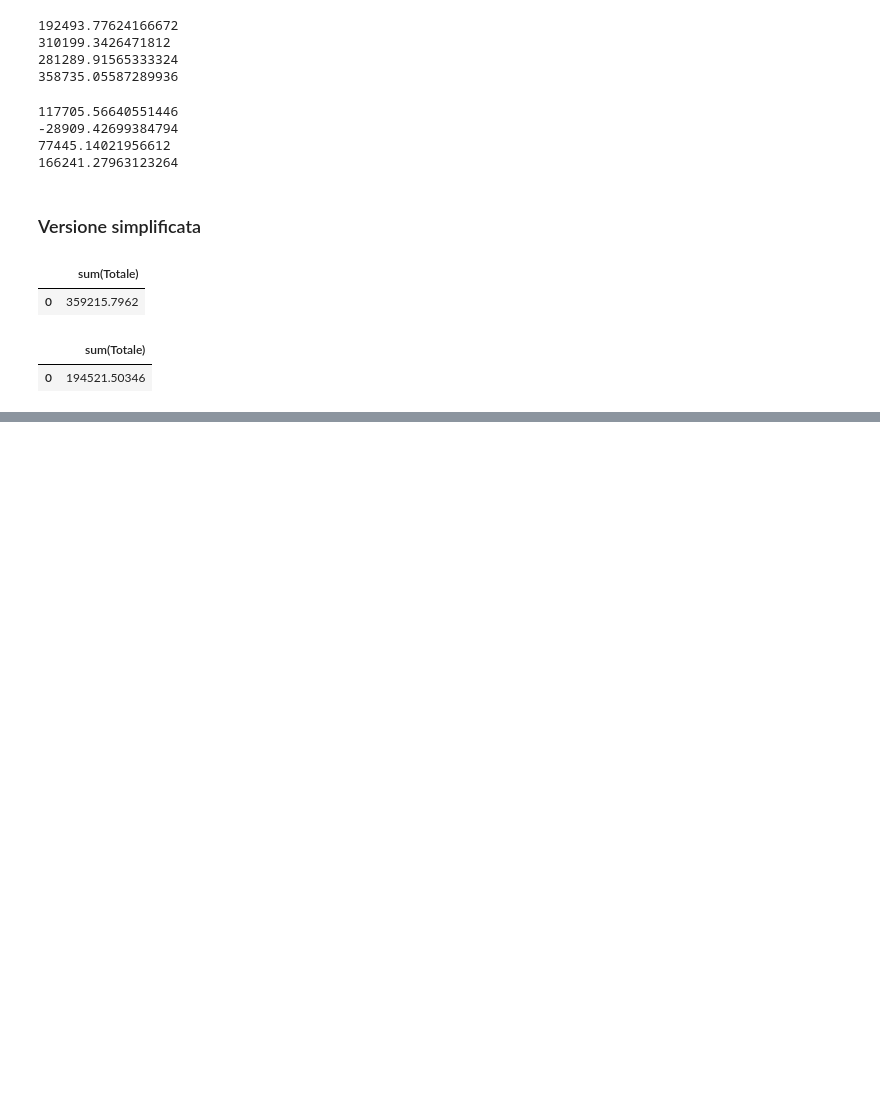
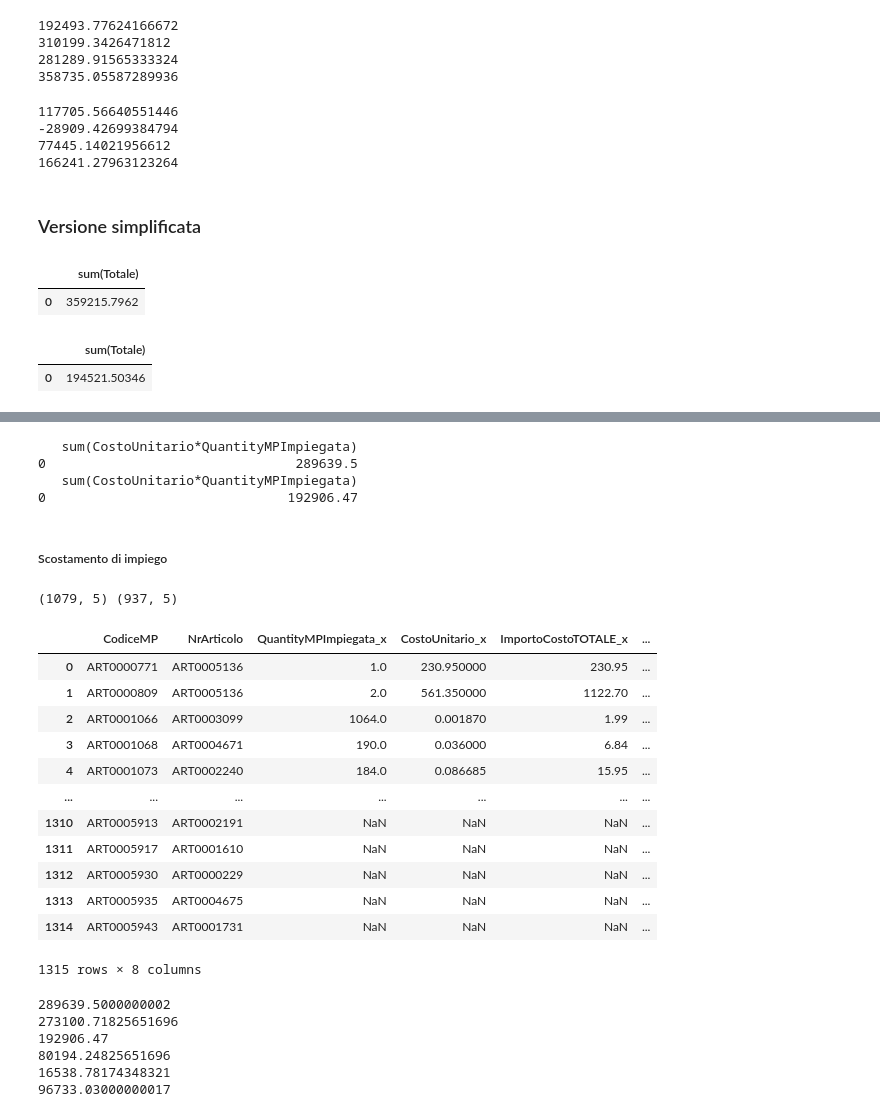
Before and after one commit to VinciGit00/SCGProject, a Jupyter notebook: Datasets/DataElaboration/TotaleDavidExtended.ipynb, the cells around one changed output, grey strips where cells are left out. Cells and saved outputs as stored; diff of their text form; code cells hidden in the pictures; blank space fills up the shorter version.

```diff
--- a/Datasets/DataElaboration/TotaleDavidExtended.ipynb
+++ b/Datasets/DataElaboration/TotaleDavidExtended.ipynb
@@ -550,0 +620,8 @@ x = pd.merge(impiegoConsuntivo,impiegoBudget, on = ['NrArticolo','Descrizione'],
+# %%
+consumiConsuntivoUnitByMP = sqldf('''select CodiceMP, NrArticolo, sum(QuantityMPImpiegata) as QuantityMPImpiegata,sum(ImportoCostoTOTALE)/sum(QuantityMPImpiegata) as CostoUnitario , sum(ImportoCostoTOTALE) as ImportoCostoTOTALE
+from consumiConsuntivoUnit
+group by CodiceMP, NrArticolo''')
+ConsumiBudgetUnitByMP = sqldf('''select CodiceMP, NrArticolo, sum(QuantityMPImpiegata) as QuantityMPImpiegata,sum(ImportoCostoTOTALE)/sum(QuantityMPImpiegata) as CostoUnitario , sum(ImportoCostoTOTALE) as ImportoCostoTOTALE
+from consumiBudgetUnit
+group by CodiceMP, NrArticolo''')
+consumiConsuntivoUnitByMP
@@ -550,0 +642,31 @@ x = pd.merge(impiegoConsuntivo,impiegoBudget, on = ['NrArticolo','Descrizione'],
+# %%
+print(sqldf('select sum(CostoUnitario*QuantityMPImpiegata) from consumiConsuntivoUnitByMP'))
+print(sqldf('select sum(CostoUnitario*QuantityMPImpiegata) from ConsumiBudgetUnitByMP'))
+# %% [output]
+   sum(CostoUnitario*QuantityMPImpiegata)
+0                                289639.5
+   sum(CostoUnitario*QuantityMPImpiegata)
+0                               192906.47
+# %% [markdown]
+##### Scostamento di impiego
+# %%
+print(consumiConsuntivoUnitByMP.shape, ConsumiBudgetUnitByMP.shape)
+# %% [output]
+(1079, 5) (937, 5)
+# %%
+ConsumiUnit = pd.merge(consumiConsuntivoUnitByMP,ConsumiBudgetUnitByMP, on = ['CodiceMP','NrArticolo'], how = 'outer')
+ConsumiUnit
+# %% [output]
+|  | CodiceMP | NrArticolo | QuantityMPImpiegata_x | CostoUnitario_x | ImportoCostoTOTALE_x | ... |
+| 0 | ART0000771 | ART0005136 | 1.0 | 230.950000 | 230.95 | ... |
+| 1 | ART0000809 | ART0005136 | 2.0 | 561.350000 | 1122.70 | ... |
+| 2 | ART0001066 | ART0003099 | 1064.0 | 0.001870 | 1.99 | ... |
+| 3 | ART0001068 | ART0004671 | 190.0 | 0.036000 | 6.84 | ... |
+| 4 | ART0001073 | ART0002240 | 184.0 | 0.086685 | 15.95 | ... |
+| ... | ... | ... | ... | ... | ... | ... |
+| 1310 | ART0005913 | ART0002191 | NaN | NaN | NaN | ... |
+| 1311 | ART0005917 | ART0001610 | NaN | NaN | NaN | ... |
+| 1312 | ART0005930 | ART0000229 | NaN | NaN | NaN | ... |
+| 1313 | ART0005935 | ART0004675 | NaN | NaN | NaN | ... |
+| 1314 | ART0005943 | ART0001731 | NaN | NaN | NaN | ... |
+1315 rows × 8 columns
@@ -550,0 +679,14 @@ x = pd.merge(impiegoConsuntivo,impiegoBudget, on = ['NrArticolo','Descrizione'],
+# %%
+print(BudgetEffettivo)
+print(ImpiegoEffettivo)
+print(ImpiegoStandard)
+print(ScostamentoImpiego)
+print(ScostamentoPrezzo)
+print(ScostamentoImpiego+ScostamentoPrezzo)
+# %% [output]
+289639.5000000002
+273100.71825651696
+192906.47
+80194.24825651696
+16538.78174348321
+96733.03000000017
```
Also changed, not shown: parts of 15 cells of this notebook.
